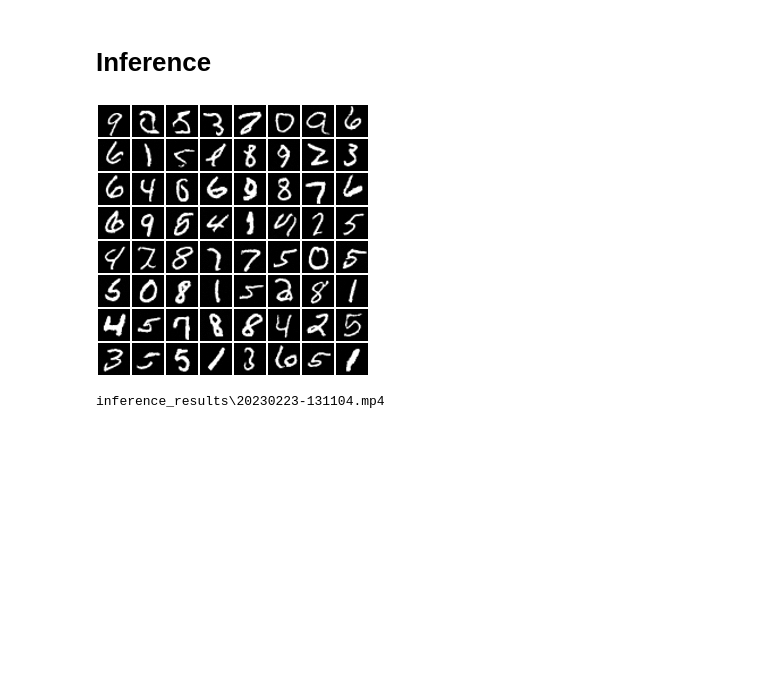
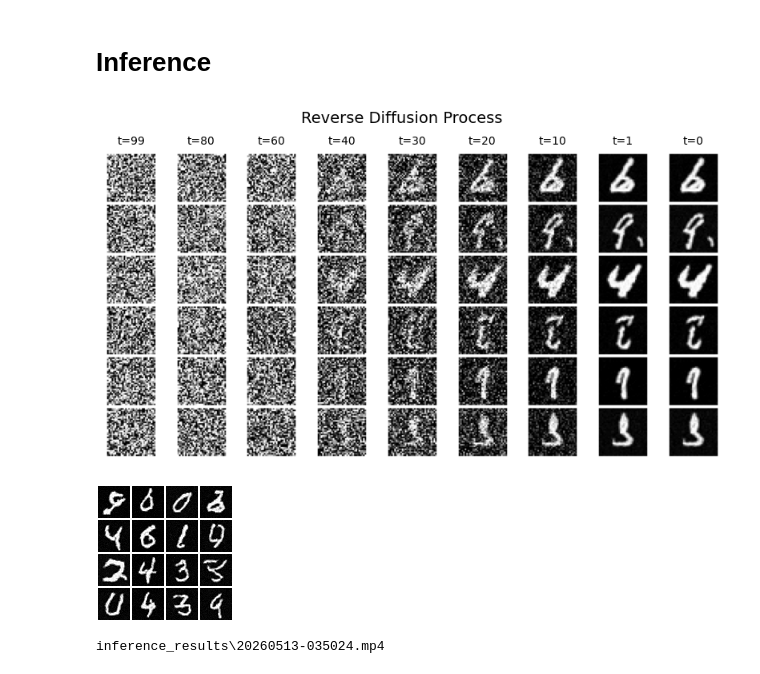
Before and after one commit to Riksev/DDPM, a Jupyter notebook: Generating_MNIST_using_DDPMs.ipynb, the cells around one changed output. Drawn from its saved outputs; the diff is of its cells as text; code cells hidden in the pictures; blank space fills up the shorter version.

```diff
--- a/Generating_MNIST_using_DDPMs.ipynb
+++ b/Generating_MNIST_using_DDPMs.ipynb
@@ -518,13 +513,13 @@ def forward_diffusion(sd: SimpleDiffusion, x0: torch.Tensor, timesteps: torch.Te
 # %% [markdown]
 ## Sample Forward Diffusion Process
 # %%
-sd = SimpleDiffusion(num_diffusion_timesteps=TrainingConfig.TIMESTEPS, device="cpu")
+sd = SimpleDiffusion(num_diffusion_timesteps=TrainingConfig.TIMESTEPS, device=BaseConfig.DEVICE)
 
 loader = iter(  # converting dataloader into an iterator for now.
     get_dataloader(
         dataset_name=BaseConfig.DATASET,
         batch_size=6,
-        device="cpu",
+        device=BaseConfig.DEVICE,
     )
 )
 # %%
@@ -640,22 +635,24 @@ def reverse_diffusion(model, sd, timesteps=1000, img_shape=(3, 64, 64),
 
     if kwargs.get("generate_video", False): # Generate and save video of the entire reverse process.
         frames2vid(outs, kwargs['save_path'])
-        display(Image.fromarray(outs[-1][:, :, ::-1])) # Display the image at the final timestep of the reverse process.
-        return None
+        if kwargs.get("print_result", True):
+            display(Image.fromarray(outs[-1][:, :, ::-1])) # Display the image at the final timestep of the reverse process.
+        return outs
 
     else: # Display and save the image at the final timestep of the reverse process.
         x = inverse_transform(x).type(torch.uint8)
         grid = torchvision.utils.make_grid(x, nrow=nrow, pad_value=255.0).to("cpu")
         pil_image = TF.functional.to_pil_image(grid)
-        pil_image.save(kwargs['save_path'], format=save_path[-3:].upper())
+        pil_image.save(kwargs['save_path'], format=kwargs['save_path'][-3:].upper())
         display(pil_image)
         return None
 # %%
 @dataclass
 class ModelConfig:
-    BASE_CH = 64  # 64, 128, 256, 512
-    BASE_CH_MULT = (1, 2, 4, 8) # 32, 16, 8, 4
-    APPLY_ATTENTION = (False, False, True, False)
+    BASE_CH = 32  # 64, 128, 256, 512
+    BASE_CH_MULT = (1, 2, 4) # 32, 16, 8, 4
+    APPLY_ATTENTION = (False, False, False)
     DROPOUT_RATE = 0.1
     TIME_EMB_MULT = 2 # 128
+    NUM_RES_BLOCKS = 1
 # %%
@@ -730,8 +746,10 @@ model = UNet(
     apply_attention         = ModelConfig.APPLY_ATTENTION,
     dropout_rate            = ModelConfig.DROPOUT_RATE,
     time_multiple           = ModelConfig.TIME_EMB_MULT,
+		num_res_blocks         = ModelConfig.NUM_RES_BLOCKS,
 )
-# checkpoint_dir = "/kaggle/working/Logs_Checkpoints/checkpoints/version_0"
+
+checkpoint_dir = "Logs_Checkpoints/checkpoints/version_15"
 
 
 model.load_state_dict(torch.load(os.path.join(checkpoint_dir, "ckpt.tar"), map_location='cpu')['model'])
@@ -746,26 +764,61 @@ sd = SimpleDiffusion(
 
 log_dir = "inference_results"
 os.makedirs(log_dir, exist_ok=True)
+# %%
+generate_video = True
+
+ext = ".mp4" if generate_video else ".png"
+filename = f"{datetime.now().strftime('%Y%m%d-%H%M%S')}{ext}"
+
+save_path = os.path.join(log_dir, filename)
+
+all_steps = reverse_diffusion(
+    model, sd,
+    timesteps=TrainingConfig.TIMESTEPS,
+    img_shape=TrainingConfig.IMG_SHAPE,
+    num_images=6,
+    nrow=1,
+    device=BaseConfig.DEVICE,
+    save_path=save_path,
+    generate_video=generate_video,
+    print_result=False,
+)
+
+specific_timesteps = [99, 80, 60, 40, 30, 20, 10, 1, 0]
+
+fig, axes = plt.subplots(1, len(specific_timesteps), figsize=(10, 5), facecolor='white')
+
+for i, t in enumerate(specific_timesteps):
+    idx = (TrainingConfig.TIMESTEPS - 1) - t
+    idx = max(0, min(idx, len(all_steps) - 1))
+    axes[i].imshow(all_steps[idx])
+    axes[i].set_title(f"t={t}", fontsize=10)
+    axes[i].axis("off")
+
+plt.suptitle("Reverse Diffusion Process", fontsize=14)
+plt.show()
+# %% [output]
+[figure, added]
 # %%
 generate_video = True
 
 ext = ".mp4" if generate_video else ".png"
 filename = f"{datetime.now().strftime('%Y%m%d-%H%M%S')}{ext}"
 
 save_path = os.path.join(log_dir, filename)
 
 reverse_diffusion(
     model,
     sd,
-    num_images=64,
+    num_images=16,
     generate_video=generate_video,
     save_path=save_path,
-    timesteps=1000,
+    timesteps=TrainingConfig.TIMESTEPS,
     img_shape=TrainingConfig.IMG_SHAPE,
     device=BaseConfig.DEVICE,
-    nrow=8,
+    nrow=4,
 )
 print(save_path)
 # %% [output]
-[figure, old version]
+[figure, new version]
-inference_results\20230223-131104.mp4
+inference_results\20260513-035024.mp4
```
Also changed, not shown: parts of 20 cells of this notebook, 2 other files.
